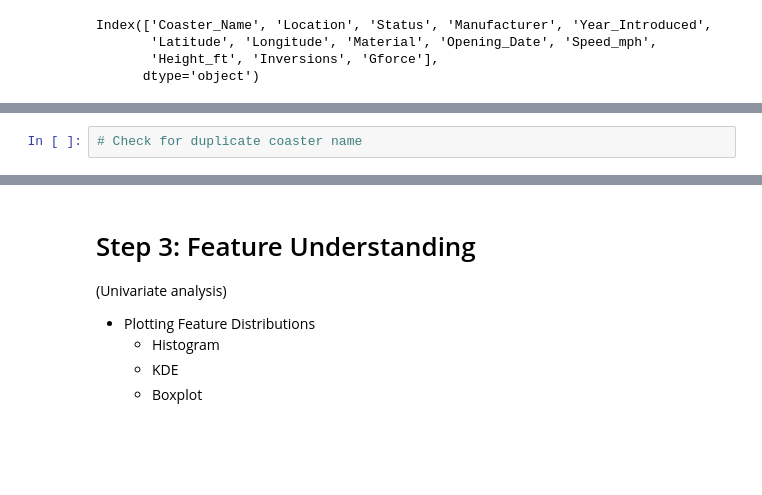
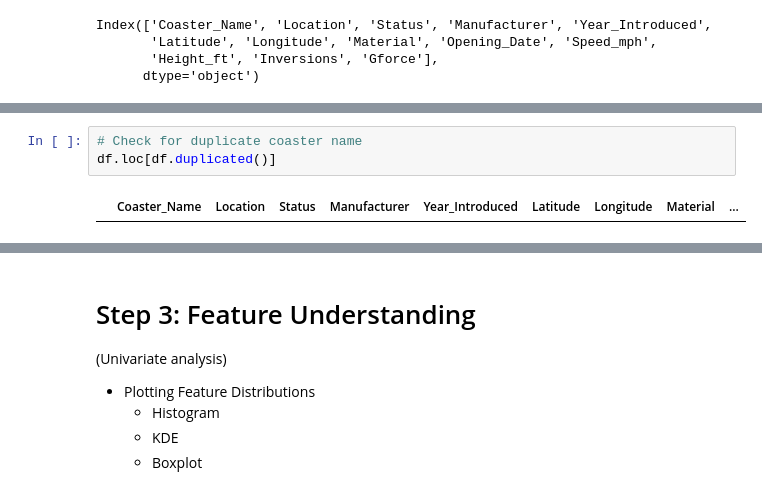
Before and after one commit to aayaan14/RollerCoaster-EDA, a Jupyter notebook: introduction-to-exploratory-data-analysis.ipynb, the cells around one changed output, grey strips where cells are left out. Drawn from its saved outputs; the diff is of its cells as text; blank space fills up the shorter version.

```diff
--- a/introduction-to-exploratory-data-analysis.ipynb
+++ b/introduction-to-exploratory-data-analysis.ipynb
@@ -138,4 +155,7 @@ Index(['Coaster_Name', 'Location', 'Status', 'Manufacturer', 'Year_Introduced',
 # %%
 # Check for duplicate coaster name
+df.loc[df.duplicated()]
+# %% [output]
+|  | Coaster_Name | Location | Status | Manufacturer | Year_Introduced | Latitude | Longitude | Material | ... |
 # %%
 # Checking an example duplicate
```
Also changed, not shown: parts of 6 cells of this notebook.
